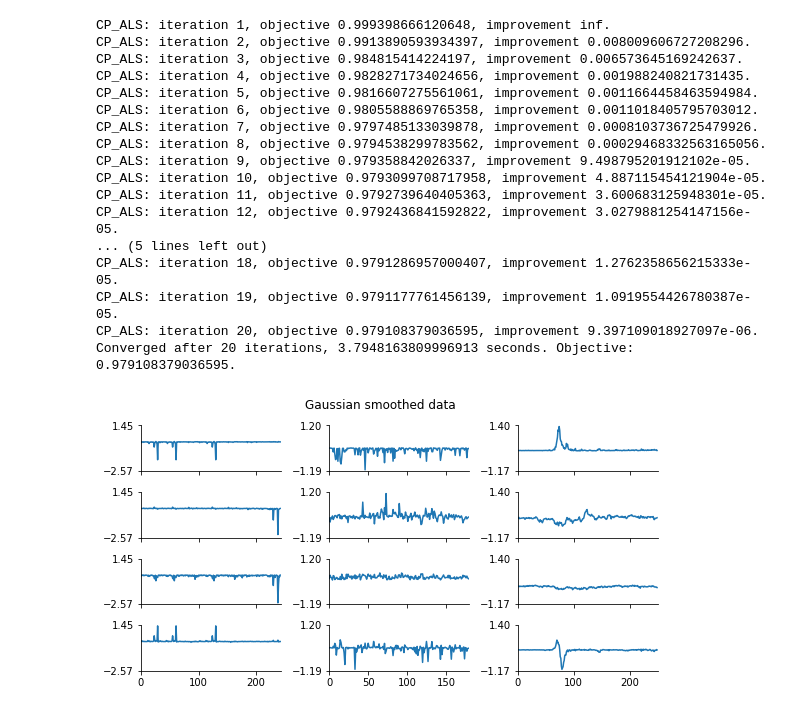
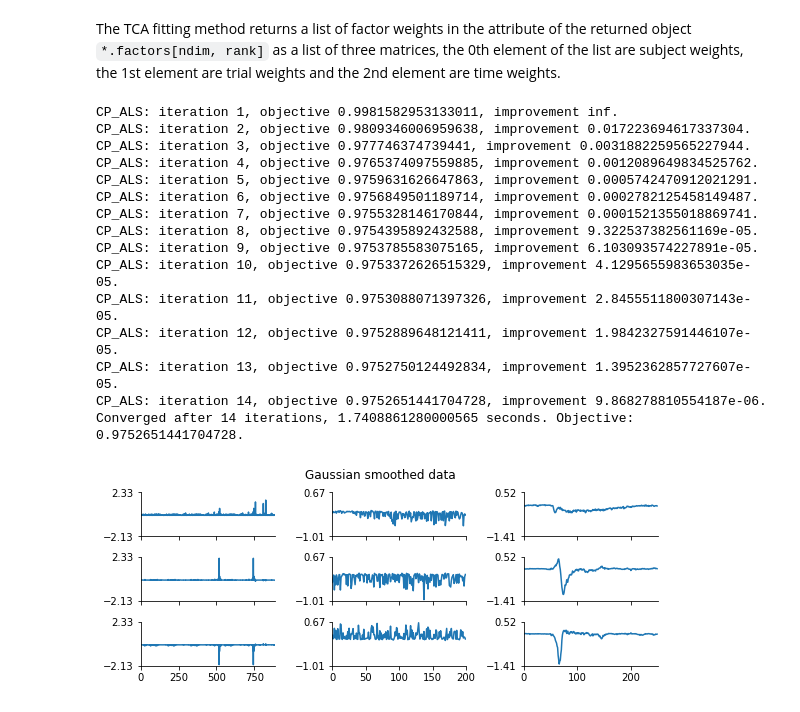
Before and after one commit to Devlaxman93/Neurohackers, a Jupyter notebook: Steinmetz_SC_analysis.ipynb, the cells around one changed output. Saved outputs shown, nothing was run; the diff lists cells and outputs as text; code cells hidden in the pictures.

```diff
--- a/Steinmetz_SC_analysis.ipynb
+++ b/Steinmetz_SC_analysis.ipynb
@@ -84,0 +103,4 @@ print(joint_array.shape)
+# %%
+# SCs
+joint_array_SCs, mice_SCs = tca_by_region("SCs")
+print(joint_array_SCs.shape)
@@ -85,27 +148,27 @@ print(joint_array.shape)
+# %% [markdown]
+The TCA fitting method returns a list of factor weights in the attribute of the returned object `*.factors[ndim, rank]` as a list of three matrices, the 0th element of the list are subject weights, the 1st element are trial weights and the 2nd element are time weights.
 # %%
-# TCA decomposition of the data
+# TCA decomposition of the data: SCs
 R = 4
-U = tt.cp_als(joint_array, rank=R, verbose=True)
+U_SCs = tt.cp_als(joint_array_SCs, rank=R, verbose=True)
 fig, ax, po = tt.plot_factors(U.factors)
 fig.figsize=(12,10)
 fig.suptitle("Gaussian smoothed data",y=1.04)
 fig.tight_layout()
 # %% [output]
-CP_ALS: iteration 1, objective 0.999398666120648, improvement inf.
-CP_ALS: iteration 2, objective 0.9913890593934397, improvement 0.008009606727208296.
-CP_ALS: iteration 3, objective 0.984815414224197, improvement 0.006573645169242637.
-CP_ALS: iteration 4, objective 0.9828271734024656, improvement 0.001988240821731435.
-CP_ALS: iteration 5, objective 0.9816607275561061, improvement 0.0011664458463594984.
-CP_ALS: iteration 6, objective 0.9805588869765358, improvement 0.0011018405795703012.
-CP_ALS: iteration 7, objective 0.9797485133039878, improvement 0.0008103736725479926.
-CP_ALS: iteration 8, objective 0.9794538299783562, improvement 0.00029468332563165056.
-CP_ALS: iteration 9, objective 0.979358842026337, improvement 9.498795201912102e-05.
-CP_ALS: iteration 10, objective 0.9793099708717958, improvement 4.887115454121904e-05.
-CP_ALS: iteration 11, objective 0.9792739640405363, improvement 3.600683125948301e-05.
-CP_ALS: iteration 12, objective 0.9792436841592822, improvement 3.0279881254147156e-05.
-... (5 lines left out)
-CP_ALS: iteration 18, objective 0.9791286957000407, improvement 1.2762358656215333e-05.
-CP_ALS: iteration 19, objective 0.9791177761456139, improvement 1.0919554426780387e-05.
-CP_ALS: iteration 20, objective 0.979108379036595, improvement 9.397109018927097e-06.
-Converged after 20 iterations, 3.7948163809996913 seconds. Objective: 0.979108379036595.
+CP_ALS: iteration 1, objective 0.9981582953133011, improvement inf.
+CP_ALS: iteration 2, objective 0.9809346006959638, improvement 0.017223694617337304.
+CP_ALS: iteration 3, objective 0.977746374739441, improvement 0.0031882259565227944.
+CP_ALS: iteration 4, objective 0.9765374097559885, improvement 0.0012089649834525762.
+CP_ALS: iteration 5, objective 0.9759631626647863, improvement 0.0005742470912021291.
+CP_ALS: iteration 6, objective 0.9756849501189714, improvement 0.0002782125458149487.
+CP_ALS: iteration 7, objective 0.9755328146170844, improvement 0.0001521355018869741.
+CP_ALS: iteration 8, objective 0.9754395892432588, improvement 9.322537382561169e-05.
+CP_ALS: iteration 9, objective 0.9753785583075165, improvement 6.103093574227891e-05.
+CP_ALS: iteration 10, objective 0.9753372626515329, improvement 4.1295655983653035e-05.
+CP_ALS: iteration 11, objective 0.9753088071397326, improvement 2.8455511800307143e-05.
+CP_ALS: iteration 12, objective 0.9752889648121411, improvement 1.9842327591446107e-05.
+CP_ALS: iteration 13, objective 0.9752750124492834, improvement 1.3952362857727607e-05.
+CP_ALS: iteration 14, objective 0.9752651441704728, improvement 9.868278810554187e-06.
+Converged after 14 iterations, 1.7408861280000565 seconds. Objective: 0.9752651441704728.
-[figure, old version]
+[figure, new version]
```
Also changed, not shown: parts of 15 cells of this notebook.
